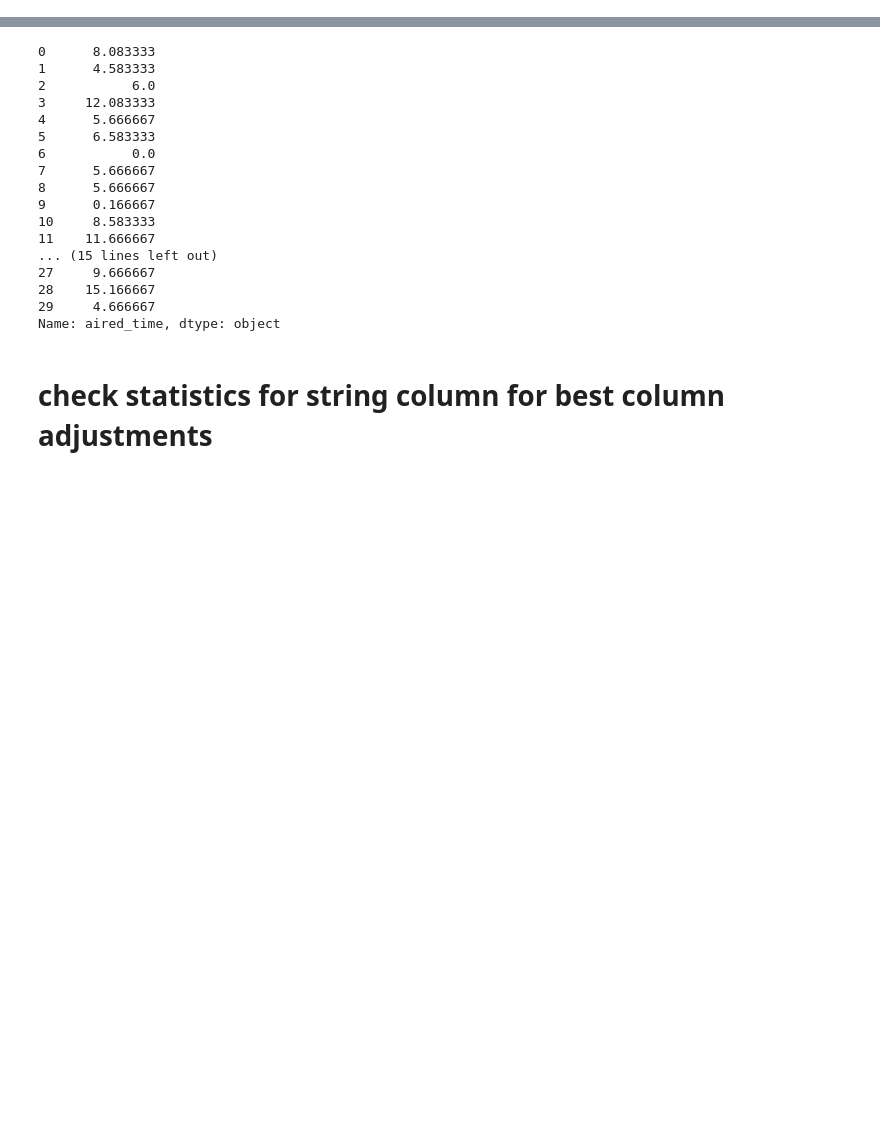
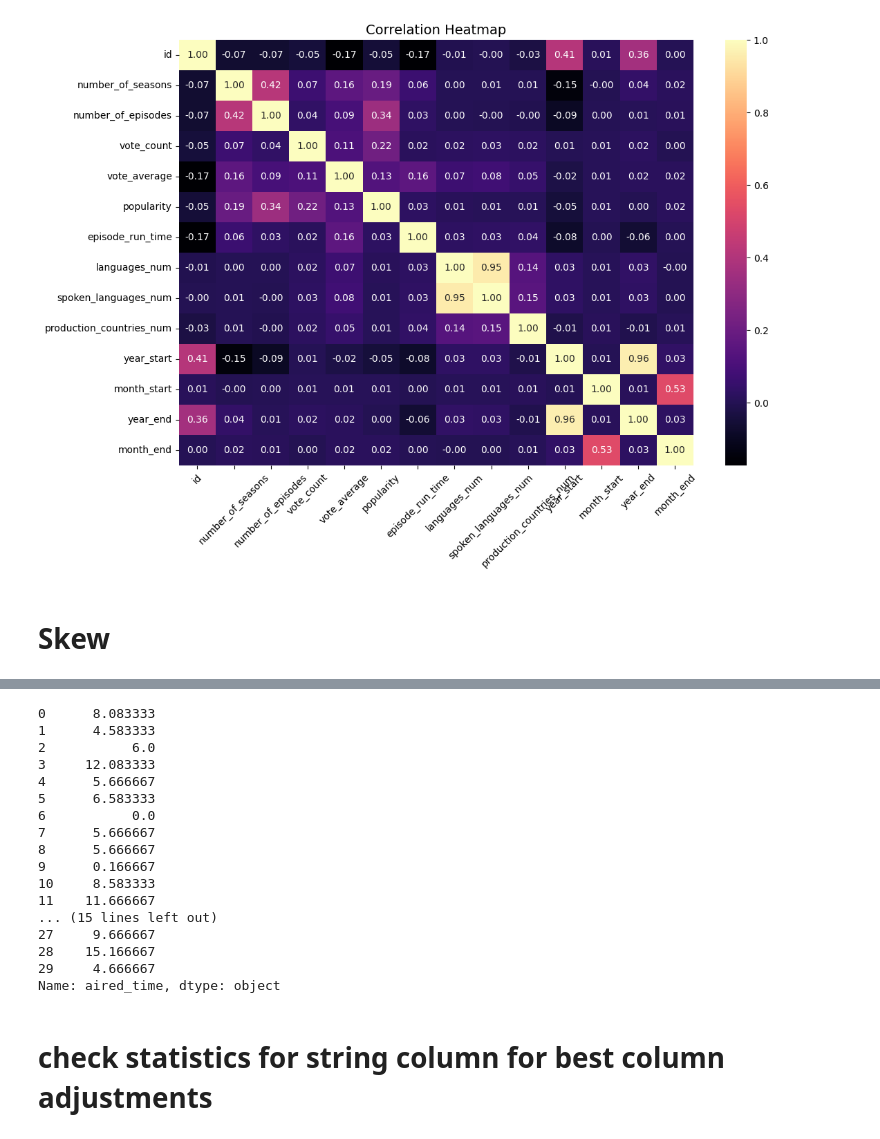
Before and after one commit to omerkobi/MLproject, a Jupyter notebook: EDA.ipynb, the cells around one changed output, grey strips where cells are left out. Drawn from its saved outputs; the diff is of its cells as text; code cells hidden in the pictures; blank space fills up the shorter version.

```diff
--- a/EDA.ipynb
+++ b/EDA.ipynb
@@ -29,0 +57,13 @@ Data columns (total 27 columns):
+# %%
+correlation_matrix = tv_.select_dtypes(include=[float, int]).corr()
+plt.figure(figsize=(12, 8))  # Adjust the figure size
+sns.heatmap(correlation_matrix, cmap='magma', annot=True, fmt=".2f")
+
+plt.xticks(rotation=45)  # Rotate x-axis labels for better readability
+plt.yticks(rotation=0)   # Keep y-axis labels horizontal
+plt.title("Correlation Heatmap", fontsize=14)
+plt.show()
+# %% [output]
+[figure, added]
+# %% [markdown]
+# Skew
```
Also changed, not shown: parts of 23 cells of this notebook, 4 other files.
